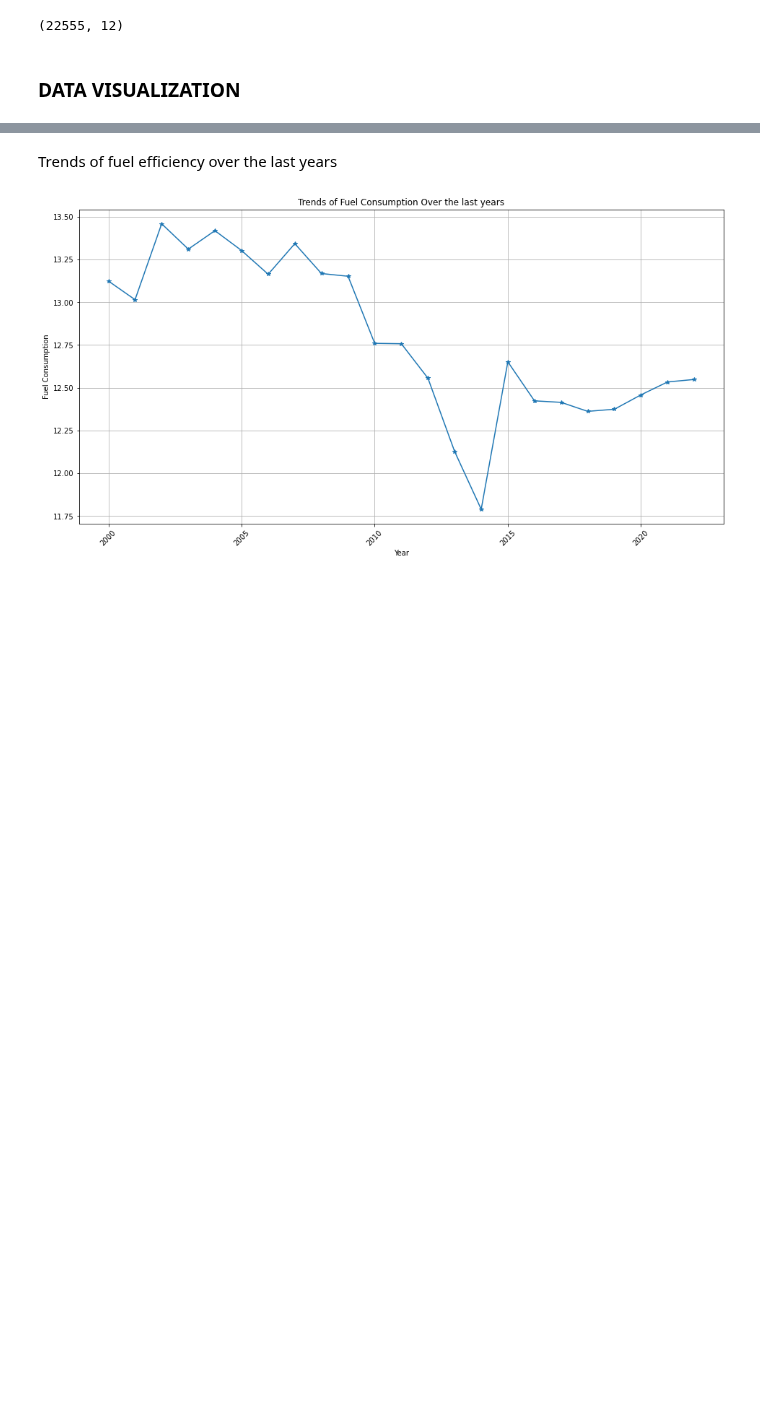
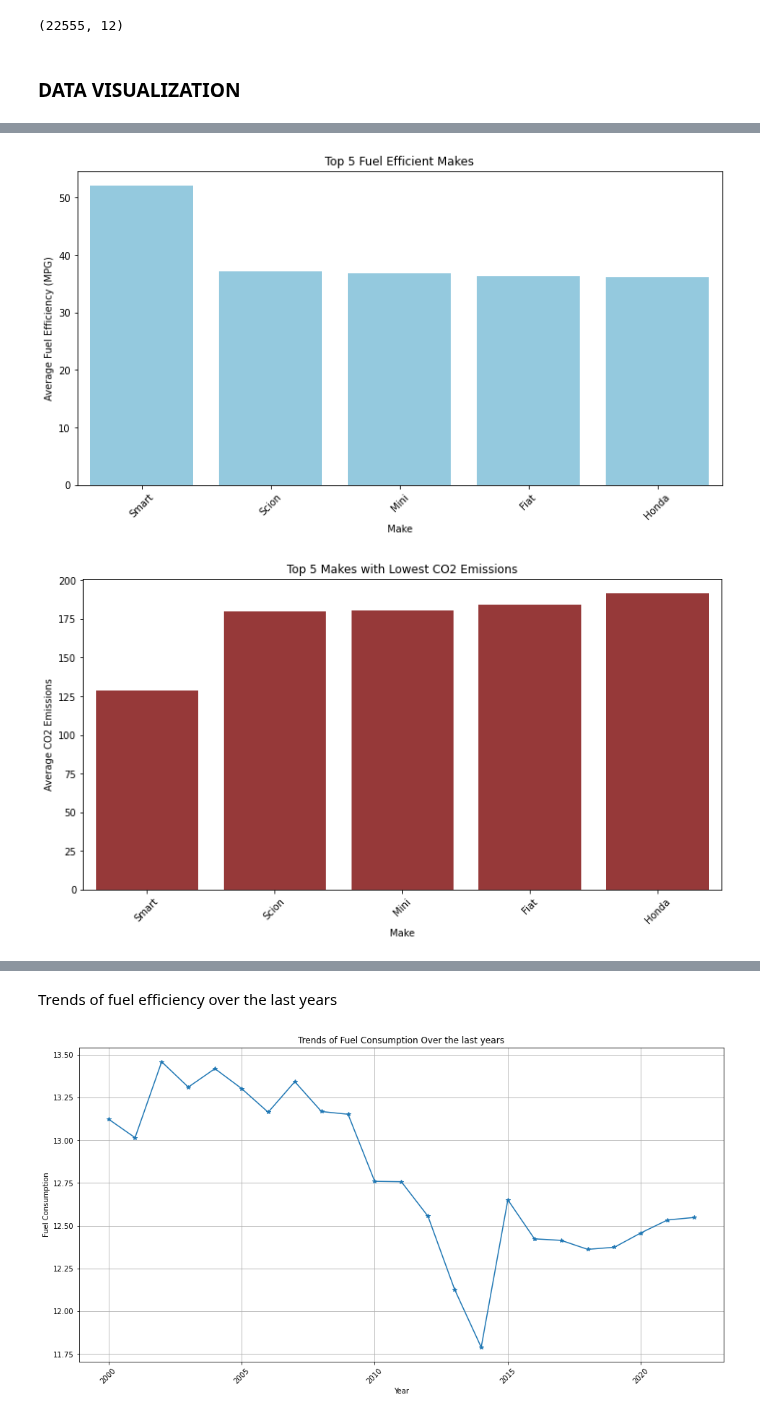
Before and after one commit to WambuiMunene/Phase2-Project_Group-4, a Jupyter notebook: Notebooks/Farah.ipynb, the cells around one changed output, grey strips where cells are left out. Saved outputs shown, nothing was run; the diff lists cells and outputs as text; code cells hidden in the pictures; blank space fills up the shorter version.

```diff
--- a/Notebooks/Farah.ipynb
+++ b/Notebooks/Farah.ipynb
@@ -347,0 +468,30 @@ df.shape
+# %%
+# Group by 'Make' and calculate mean fuel efficiency and emissions
+make_stats = df.groupby('Make').agg({
+    'Comb (Mpg)': 'mean',
+    'Emissions': 'mean'
+}).reset_index()
+# %%
+top_fuel_efficient_makes = make_stats.sort_values(by='Comb (Mpg)', ascending=False).head(5)
+top_low_emission_makes = make_stats.sort_values(by='Emissions').head(5)
+# %%
+# Bar plot for top fuel-efficient makes
+plt.figure(figsize=(12, 6))
+sns.barplot(data=top_fuel_efficient_makes, x='Make', y='Comb (Mpg)', color='skyblue')
+plt.title('Top 5 Fuel Efficient Makes')
+plt.xlabel('Make')
+plt.ylabel('Average Fuel Efficiency (MPG)')
+plt.xticks(rotation=45)
+plt.show()
+
+# Bar plot for top makes with lowest emissions
+plt.figure(figsize=(12, 6))
+sns.barplot(data=top_low_emission_makes, x='Make', y='Emissions', color='brown')
+plt.title('Top 5 Makes with Lowest CO2 Emissions')
+plt.xlabel('Make')
+plt.ylabel('Average CO2 Emissions')
+plt.xticks(rotation=45)
+plt.show()
+# %% [output]
+[figure, added]
+[figure, added]
```
Also changed, not shown: parts of 18 cells of this notebook.
